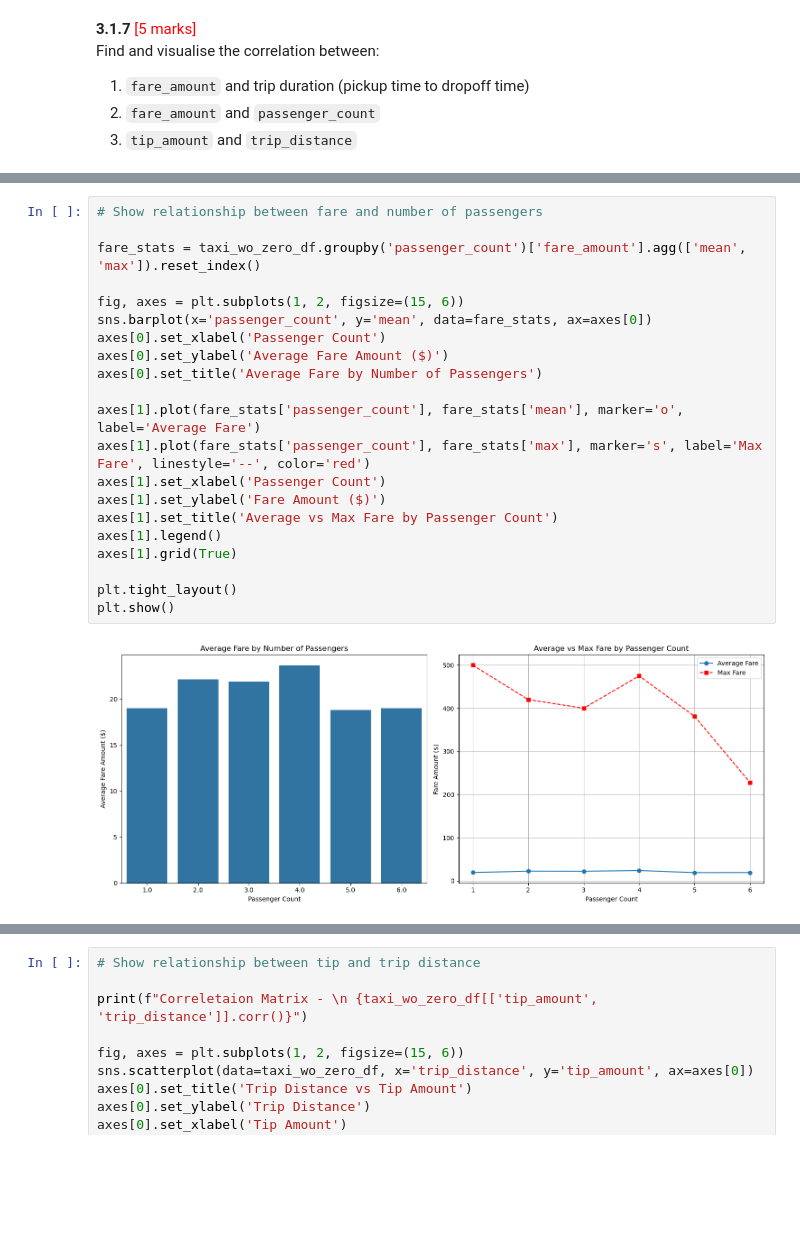
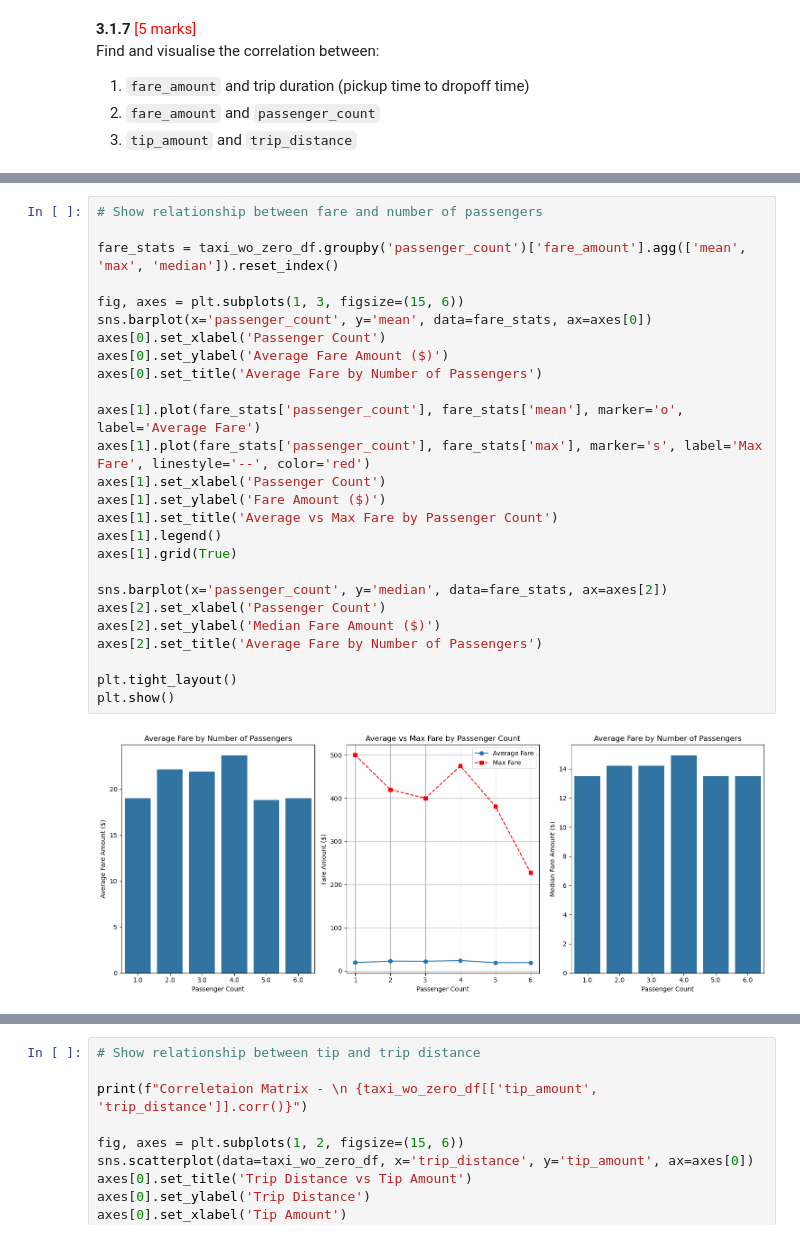
Before and after one commit to dasamitkumar/NYC_Taxi_CaseStudy, a Jupyter notebook: EDA_Assg_NYC_Taxi_Starter.ipynb, the cells around one changed output, grey strips where cells are left out. Drawn from its saved outputs; the diff is of its cells as text; blank space fills up the shorter version.

```diff
--- a/EDA_Assg_NYC_Taxi_Starter.ipynb
+++ b/EDA_Assg_NYC_Taxi_Starter.ipynb
@@ -1404,23 +1442,28 @@ fare_amount         0.266243     1.000000
 # %%
 # Show relationship between fare and number of passengers
 
-fare_stats = taxi_wo_zero_df.groupby('passenger_count')['fare_amount'].agg(['mean', 'max']).reset_index()
+fare_stats = taxi_wo_zero_df.groupby('passenger_count')['fare_amount'].agg(['mean', 'max', 'median']).reset_index()
 
-fig, axes = plt.subplots(1, 2, figsize=(15, 6))
+fig, axes = plt.subplots(1, 3, figsize=(15, 6))
 sns.barplot(x='passenger_count', y='mean', data=fare_stats, ax=axes[0])
 axes[0].set_xlabel('Passenger Count')
 axes[0].set_ylabel('Average Fare Amount ($)')
 axes[0].set_title('Average Fare by Number of Passengers')
 
 axes[1].plot(fare_stats['passenger_count'], fare_stats['mean'], marker='o', label='Average Fare')
 axes[1].plot(fare_stats['passenger_count'], fare_stats['max'], marker='s', label='Max Fare', linestyle='--', color='red')
 axes[1].set_xlabel('Passenger Count')
 axes[1].set_ylabel('Fare Amount ($)')
 axes[1].set_title('Average vs Max Fare by Passenger Count')
 axes[1].legend()
 axes[1].grid(True)
 
+sns.barplot(x='passenger_count', y='median', data=fare_stats, ax=axes[2])
+axes[2].set_xlabel('Passenger Count')
+axes[2].set_ylabel('Median Fare Amount ($)')
+axes[2].set_title('Average Fare by Number of Passengers')
+
 plt.tight_layout()
 plt.show()
 # %% [output]
-[figure, old version]
+[figure, new version]
```
Also changed, not shown: parts of 57 cells of this notebook.
